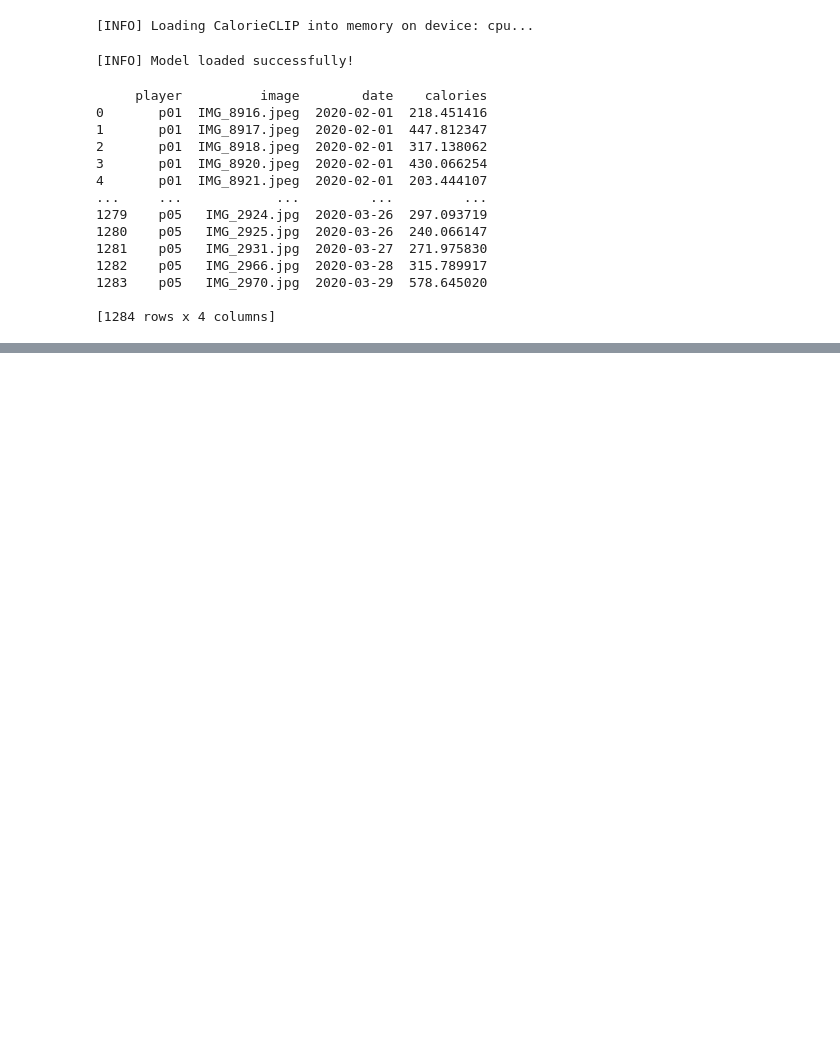
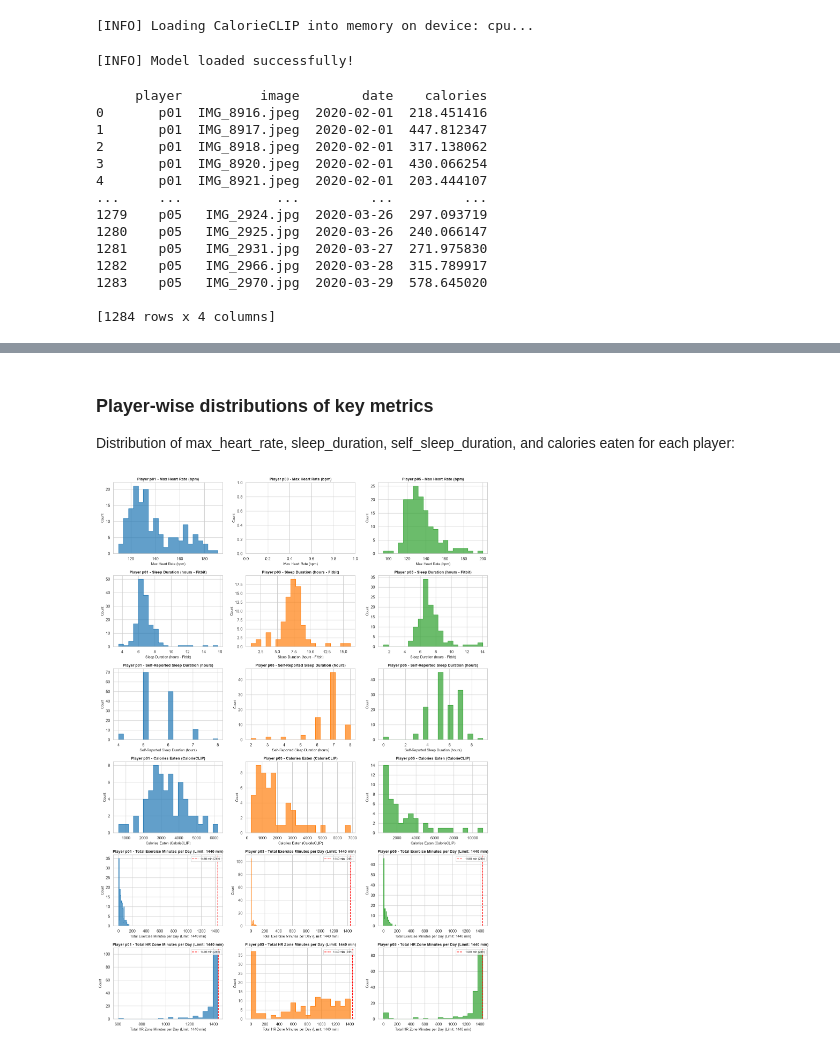
Before and after one commit to noahparisse/injury-prediction, a Jupyter notebook: main.ipynb, the cells around one changed output, grey strips where cells are left out. Saved outputs shown, nothing was run; the diff lists cells and outputs as text; code cells hidden in the pictures; blank space fills up the shorter version.

Commit message:
feat: add visualization dependencies and complete main pipeline notebook

```diff
--- a/main.ipynb
+++ b/main.ipynb
@@ -166,10 +169,10 @@ for player in players:
             levels = {lvl['name']: lvl['minutes'] for lvl in row.get('activityLevel', [])}
             ex_rows.append({
                 'date': dt,
-                'exercise_time_in_zone_sedentary': levels.get('sedentary', 0),
-                'exercise_time_in_zone_lightly': levels.get('lightly', 0),
-                'exercise_time_in_zone_fairly': levels.get('fairly', 0),
-                'exercise_time_in_zone_very': levels.get('very', 0),
+                'exercise_time_in_zone_sedentary_min': levels.get('sedentary', 0),
+                'exercise_time_in_zone_lightly_min': levels.get('lightly', 0),
+                'exercise_time_in_zone_fairly_min': levels.get('fairly', 0),
+                'exercise_time_in_zone_very_min': levels.get('very', 0),
             })
         if ex_rows:
             df_ex = pd.DataFrame(ex_rows).groupby('date').sum().reset_index()
@@ -238,6 +241,8 @@ for player in players:
         df_zones = pd.DataFrame(zones_list)
         df_zones['date'] = df_hrz['date']
         df_zones_agg = df_zones.groupby('date').sum().reset_index()
+        rename_dict = {col: f"Time_HR_{col}_min" for col in df_zones_agg.columns if col != 'date'}
+        df_zones_agg = df_zones_agg.rename(columns=rename_dict)
         df_player = pd.merge(df_player, df_zones_agg, on='date', how='left')
 
     # 9. reporting.csv -> weight, meals, glasses_of_fluid, alcohol_consumed
@@ -279,10 +284,10 @@ for player in players:
     if (p / "pmsys" / "srpe.csv").exists():
         df_srpe = pd.read_csv(p / "pmsys" / "srpe.csv")
         df_srpe['date'] = pd.to_datetime(df_srpe['end_date_time']).dt.strftime('%Y-%m-%d')
-        df_srpe['sRPE'] = df_srpe['perceived_exertion'] * df_srpe['duration_min']
+        df_srpe['sRPE_perception_x_min'] = df_srpe['perceived_exertion'] * df_srpe['duration_min']
         df_srpe_agg = df_srpe.groupby('date').agg({
             'end_date_time': 'last',
-            'sRPE': 'sum'
+            'sRPE_perception_x_min': 'sum'
         }).reset_index().rename(columns={'end_date_time': 'effort_end_datetime'})
         df_player = pd.merge(df_player, df_srpe_agg, on='date', how='left')
 
@@ -292,6 +297,7 @@ for player in players:
         df_wel['date'] = pd.to_datetime(df_wel['effective_time_frame']).dt.strftime('%Y-%m-%d')
         df_wel = df_wel.drop(columns=['effective_time_frame', 'soreness_area'], errors='ignore')
         df_wel_agg = df_wel.groupby('date').last().reset_index()
+        df_wel_agg = df_wel_agg.rename(columns=lambda col: f"self_{col}" if col != 'date' else col)
         df_player = pd.merge(df_player, df_wel_agg, on='date', how='left')
 
     all_player_dfs.append(df_player)
@@ -323,0 +383,59 @@ Master DataFrame shape: (456, 37)
+# %% [markdown]
+### Player-wise distributions of key metrics
+Distribution of max_heart_rate, sleep_duration, self_sleep_duration, and calories eaten for each player:
+# %%
+import matplotlib.pyplot as plt
+import seaborn as sns
+
+# Set visual style
+sns.set_theme(style="whitegrid")
+
+# Compute total exercise minutes and total HR zone minutes per day
+ex_cols = [c for c in master_df.columns if 'exercise_time_in_zone' in c and c.endswith('_min')]
+master_df['total_exercise_min'] = master_df[ex_cols].fillna(0).sum(axis=1)
+
+hr_cols = [c for c in master_df.columns if c.startswith('Time_HR_') and c.endswith('_min')]
+master_df['total_hr_zone_min'] = master_df[hr_cols].fillna(0).sum(axis=1)
+
+metrics = [
+    ('max_heart_rate', 'Max Heart Rate (bpm)'),
+    ('sleep_duration', 'Sleep Duration (hours - Fitbit)'),
+    ('self_sleep_duration_h', 'Self-Reported Sleep Duration (hours)'),
+    ('total_calories_eaten', 'Calories Eaten (CalorieCLIP)'),
+    ('total_exercise_min', 'Total Exercise Minutes per Day (Limit: 1440 min)'),
+    ('total_hr_zone_min', 'Total HR Zone Minutes per Day (Limit: 1440 min)')
+]
+
+players = sorted(master_df['player'].unique())
+# Define a consistent color palette for each player
+palette = sns.color_palette("tab10", len(players))
+player_colors = {player: palette[i] for i, player in enumerate(players)}
+
+fig, axes = plt.subplots(len(metrics), len(players), figsize=(15, 3.5 * len(metrics)))
+
+for row_idx, (col, title) in enumerate(metrics):
+    for col_idx, player in enumerate(players):
+        ax = axes[row_idx, col_idx]
+        player_data = master_df[master_df['player'] == player][col].dropna()
+
+        sns.histplot(
+            data=player_data,
+            ax=ax,
+            color=player_colors[player],
+            bins=20,
+            alpha=0.7,
+            element='step'
+        )
+        ax.set_title(f'Player {player} - {title}', fontsize=10, fontweight='bold')
+        ax.set_xlabel(title, fontsize=9)
+        ax.set_ylabel('Count', fontsize=9)
+
+        # Add a reference line at 1440 minutes for totals
+        if col in ['total_exercise_min', 'total_hr_zone_min']:
+            ax.axvline(1440, color='red', linestyle='--', linewidth=1.5, label='1440 min (24h)')
+            ax.legend(loc='upper right', fontsize=8)
+
+plt.tight_layout()
+plt.show()
+# %% [output]
+[figure, added]
```
Also changed, not shown: parts of 21 cells of this notebook, 2 other files.
